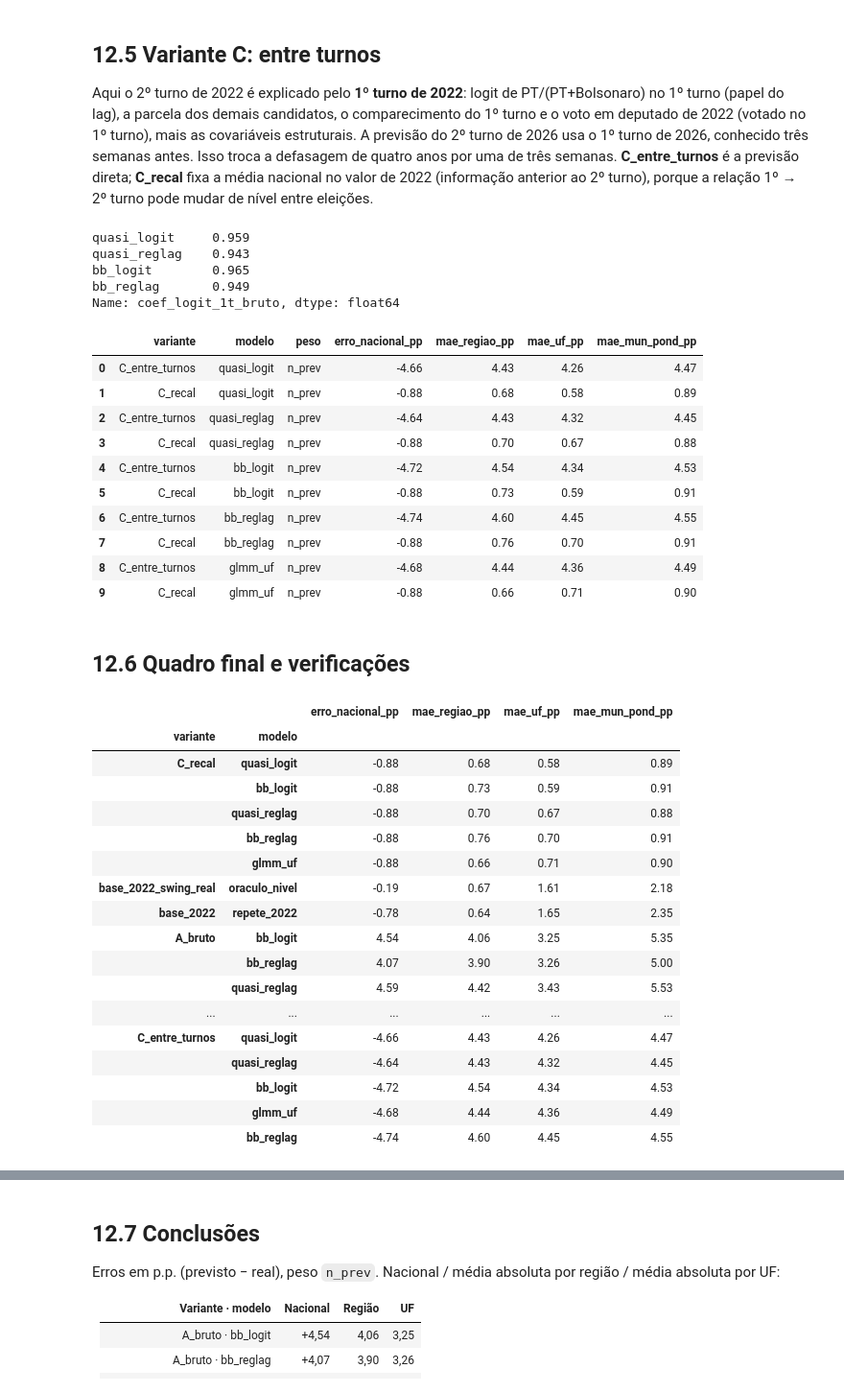
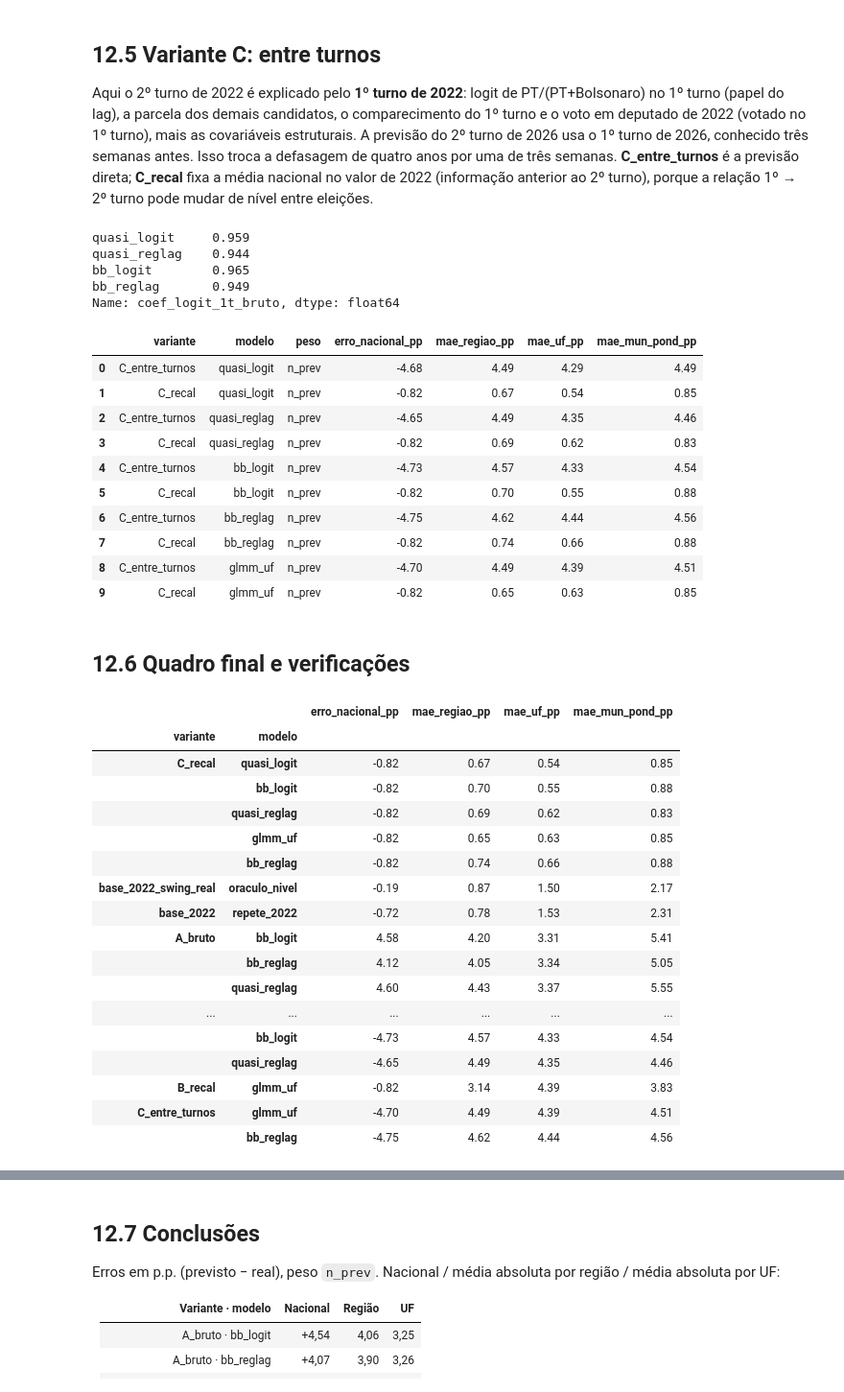
Before and after one commit to Ribamar-Neto/previsao-eleicoes-mlg, a Jupyter notebook: notebooks/04-backtest.ipynb, the cells around one changed output, grey strips where cells are left out. Shown at 96% size. Saved outputs shown, nothing was run; the diff lists cells and outputs as text; code cells hidden in the pictures.

```diff
--- a/notebooks/04-backtest.ipynb
+++ b/notebooks/04-backtest.ipynb
@@ -7,12 +7,9 @@ Desenho: ajusta-se o 2º turno de 2022 com covariáveis conhecidas antes de 2 ou
 # %%
 import sys, warnings; warnings.filterwarnings("ignore"); sys.path.insert(0, "..")
 import pandas as pd
-from plotly.subplots import make_subplots
-from pathlib import Path
-from src import backtest as B
+from src import backtest as B, graficos as G, saidas as SA
 
-PASTA_T, PASTA_F = Path("../results/tables"), Path("../results/figures")
-PASTA_T.mkdir(parents=True, exist_ok=True); PASTA_F.mkdir(parents=True, exist_ok=True)
+PASTA_T, PASTA_F = SA.pastas("../results")
 bruto = pd.read_parquet("../data/processed/municipios.parquet")
 df = B.preparar(bruto)
 ok = B.linhas_modeladas(df, B.MAPA_FIT_2022, B.MAPA_PREV_2026, *B.mapas_entre_turnos())
@@ -92,18 +88,7 @@ base = df["prop_pt_2t_2022"].to_numpy(float)
 pi_por[("base_2022", "repete_2022")] = base
 alvo26 = y26.sum() / n26.sum()
 pi_por[("base_2022_swing_real", "oraculo_nivel")] = B.recalibrar(base, n26, alvo26)[0]
-
-def tabelar(pi_por):
-    linhas, reg, ufs = [], [], []
-    for (var, nome), pi in pi_por.items():
-        for peso, w in (("n_prev", nhat), ("n_real", n26)):
-            linhas.append({"variante": var, "modelo": nome, "peso": peso,
-                           **B.resumo_erros(pi, w, y26, n26, regiao, uf)})
-            for g, saida in ((regiao, reg), (uf, ufs)):
-                t = B.erros_grupo(pi, w, y26, n26, g).drop("Brasil").reset_index(names="grupo")
-                saida.append(t.assign(variante=var, modelo=nome, peso=peso))
-    return pd.DataFrame(linhas), pd.concat(reg), pd.concat(ufs)
-res, reg_t, uf_t = tabelar(pi_por)
+res, reg_t, uf_t = B.tabelar(pi_por, nhat, n26, y26, regiao, uf)
 res.query("peso == 'n_prev'").round(2).reset_index(drop=True)
 # %% [output]
 |  | variante | modelo | peso | erro_nacional_pp | mae_regiao_pp | mae_uf_pp | mae_mun_pond_pp |
@@ -186,11 +158,11 @@ pi_por_C = {}
 for nome, pi in pi_C.items():
     pi_por_C[("C_entre_turnos", nome)] = pi
     pi_por_C[("C_recal", nome)] = B.recalibrar(pi, nhat, alvo22)[0]
-resC, regC, ufC = tabelar(pi_por_C)
+resC, regC, ufC = B.tabelar(pi_por_C, nhat, n26, y26, regiao, uf)
 pd.Series(coef_c, name="coef_logit_1t_bruto").round(3)
 # %% [output]
 quasi_logit     0.959
-quasi_reglag    0.943
+quasi_reglag    0.944
 bb_logit        0.965
 bb_reglag       0.949
 Name: coef_logit_1t_bruto, dtype: float64
@@ -198,15 +170,15 @@ Name: coef_logit_1t_bruto, dtype: float64
 resC.query("peso == 'n_prev'").round(2).reset_index(drop=True)
 # %% [output]
 |  | variante | modelo | peso | erro_nacional_pp | mae_regiao_pp | mae_uf_pp | mae_mun_pond_pp |
-| 0 | C_entre_turnos | quasi_logit | n_prev | -4.66 | 4.43 | 4.26 | 4.47 |
-| 1 | C_recal | quasi_logit | n_prev | -0.88 | 0.68 | 0.58 | 0.89 |
-| 2 | C_entre_turnos | quasi_reglag | n_prev | -4.64 | 4.43 | 4.32 | 4.45 |
-| 3 | C_recal | quasi_reglag | n_prev | -0.88 | 0.70 | 0.67 | 0.88 |
-| 4 | C_entre_turnos | bb_logit | n_prev | -4.72 | 4.54 | 4.34 | 4.53 |
-| 5 | C_recal | bb_logit | n_prev | -0.88 | 0.73 | 0.59 | 0.91 |
-| 6 | C_entre_turnos | bb_reglag | n_prev | -4.74 | 4.60 | 4.45 | 4.55 |
-| 7 | C_recal | bb_reglag | n_prev | -0.88 | 0.76 | 0.70 | 0.91 |
-| 8 | C_entre_turnos | glmm_uf | n_prev | -4.68 | 4.44 | 4.36 | 4.49 |
-| 9 | C_recal | glmm_uf | n_prev | -0.88 | 0.66 | 0.71 | 0.90 |
+| 0 | C_entre_turnos | quasi_logit | n_prev | -4.68 | 4.49 | 4.29 | 4.49 |
+| 1 | C_recal | quasi_logit | n_prev | -0.82 | 0.67 | 0.54 | 0.85 |
+| 2 | C_entre_turnos | quasi_reglag | n_prev | -4.65 | 4.49 | 4.35 | 4.46 |
+| 3 | C_recal | quasi_reglag | n_prev | -0.82 | 0.69 | 0.62 | 0.83 |
+| 4 | C_entre_turnos | bb_logit | n_prev | -4.73 | 4.57 | 4.33 | 4.54 |
+| 5 | C_recal | bb_logit | n_prev | -0.82 | 0.70 | 0.55 | 0.88 |
+| 6 | C_entre_turnos | bb_reglag | n_prev | -4.75 | 4.62 | 4.44 | 4.56 |
+| 7 | C_recal | bb_reglag | n_prev | -0.82 | 0.74 | 0.66 | 0.88 |
+| 8 | C_entre_turnos | glmm_uf | n_prev | -4.70 | 4.49 | 4.39 | 4.51 |
+| 9 | C_recal | glmm_uf | n_prev | -0.82 | 0.65 | 0.63 | 0.85 |
 # %%
 for var in ("C_entre_turnos", "C_recal"):
@@ -217,31 +189,31 @@ figura("C_entre_turnos", regC, ufC).show()
 # %%
 res_all = pd.concat([res, resC], ignore_index=True)
 reg_all, uf_all = pd.concat([reg_t, regC]), pd.concat([uf_t, ufC])
-res_all.to_csv(PASTA_T / "backtest_resumo.csv", index=False)
-reg_all.to_csv(PASTA_T / "backtest_regiao.csv", index=False)
-uf_all.to_csv(PASTA_T / "backtest_uf.csv", index=False)
+SA.salvar_tabela(res_all, PASTA_T / "backtest_resumo.csv", index=False)
+SA.salvar_tabela(reg_all, PASTA_T / "backtest_regiao.csv", index=False)
+SA.salvar_tabela(uf_all, PASTA_T / "backtest_uf.csv", index=False)
 pivot = res_all.query("peso == 'n_prev'").set_index(["variante", "modelo"])[
     ["erro_nacional_pp", "mae_regiao_pp", "mae_uf_pp", "mae_mun_pond_pp"]].round(2)
 pivot.sort_values("mae_uf_pp")
 # %% [output]
 |  |  | erro_nacional_pp | mae_regiao_pp | mae_uf_pp | mae_mun_pond_pp |
 | variante | modelo |  |  |  |  |
-| C_recal | quasi_logit | -0.88 | 0.68 | 0.58 | 0.89 |
-|  | bb_logit | -0.88 | 0.73 | 0.59 | 0.91 |
-|  | quasi_reglag | -0.88 | 0.70 | 0.67 | 0.88 |
-|  | bb_reglag | -0.88 | 0.76 | 0.70 | 0.91 |
-|  | glmm_uf | -0.88 | 0.66 | 0.71 | 0.90 |
-| base_2022_swing_real | oraculo_nivel | -0.19 | 0.67 | 1.61 | 2.18 |
-| base_2022 | repete_2022 | -0.78 | 0.64 | 1.65 | 2.35 |
-| A_bruto | bb_logit | 4.54 | 4.06 | 3.25 | 5.35 |
-|  | bb_reglag | 4.07 | 3.90 | 3.26 | 5.00 |
-|  | quasi_reglag | 4.59 | 4.42 | 3.43 | 5.53 |
+| C_recal | quasi_logit | -0.82 | 0.67 | 0.54 | 0.85 |
+|  | bb_logit | -0.82 | 0.70 | 0.55 | 0.88 |
+|  | quasi_reglag | -0.82 | 0.69 | 0.62 | 0.83 |
+|  | glmm_uf | -0.82 | 0.65 | 0.63 | 0.85 |
+|  | bb_reglag | -0.82 | 0.74 | 0.66 | 0.88 |
+| base_2022_swing_real | oraculo_nivel | -0.19 | 0.87 | 1.50 | 2.17 |
+| base_2022 | repete_2022 | -0.72 | 0.78 | 1.53 | 2.31 |
+| A_bruto | bb_logit | 4.58 | 4.20 | 3.31 | 5.41 |
+|  | bb_reglag | 4.12 | 4.05 | 3.34 | 5.05 |
+|  | quasi_reglag | 4.60 | 4.43 | 3.37 | 5.55 |
 | ... | ... | ... | ... | ... | ... |
-| C_entre_turnos | quasi_logit | -4.66 | 4.43 | 4.26 | 4.47 |
-|  | quasi_reglag | -4.64 | 4.43 | 4.32 | 4.45 |
-|  | bb_logit | -4.72 | 4.54 | 4.34 | 4.53 |
-|  | glmm_uf | -4.68 | 4.44 | 4.36 | 4.49 |
-|  | bb_reglag | -4.74 | 4.60 | 4.45 | 4.55 |
+|  | bb_logit | -4.73 | 4.57 | 4.33 | 4.54 |
+|  | quasi_reglag | -4.65 | 4.49 | 4.35 | 4.46 |
+| B_recal | glmm_uf | -0.82 | 3.14 | 4.39 | 3.83 |
+| C_entre_turnos | glmm_uf | -4.70 | 4.49 | 4.39 | 4.51 |
+|  | bb_reglag | -4.75 | 4.62 | 4.44 | 4.56 |
 # %%
 # Boa Esperança do Norte (MT) não está no parquet nem nos CSV reais; os totais devem coincidir
 tot = pd.read_csv(PASTA_T / "resultado_regional.csv").query("ano == 2026")
```
Also changed, not shown: parts of 9 cells of this notebook, 39 other files.
